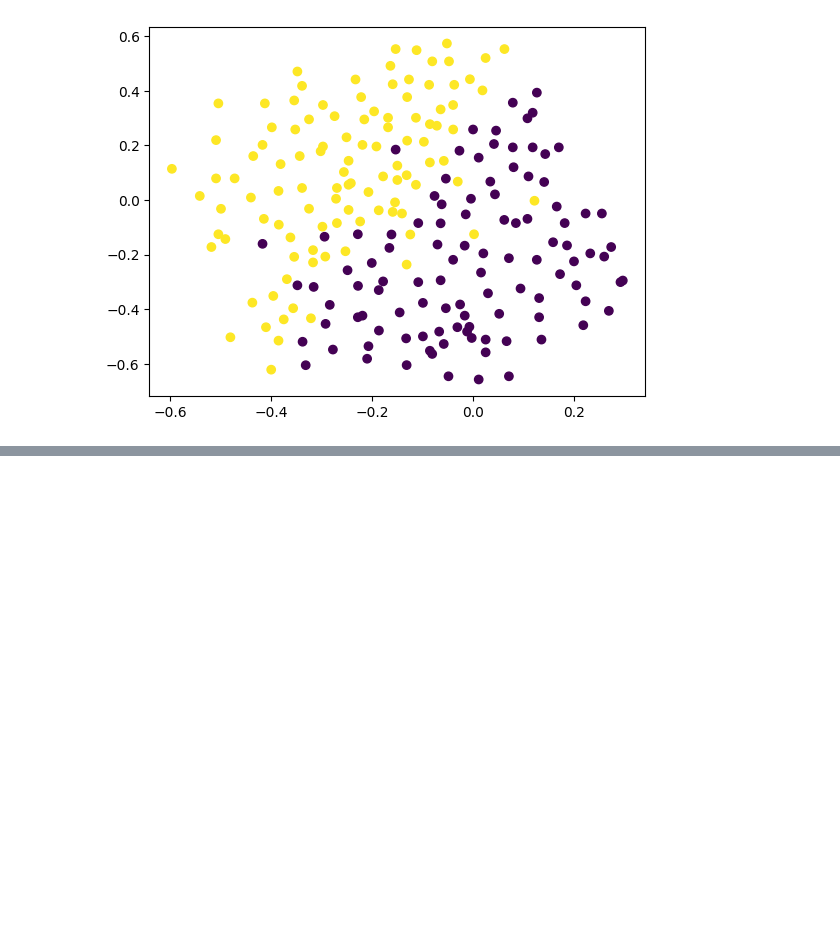
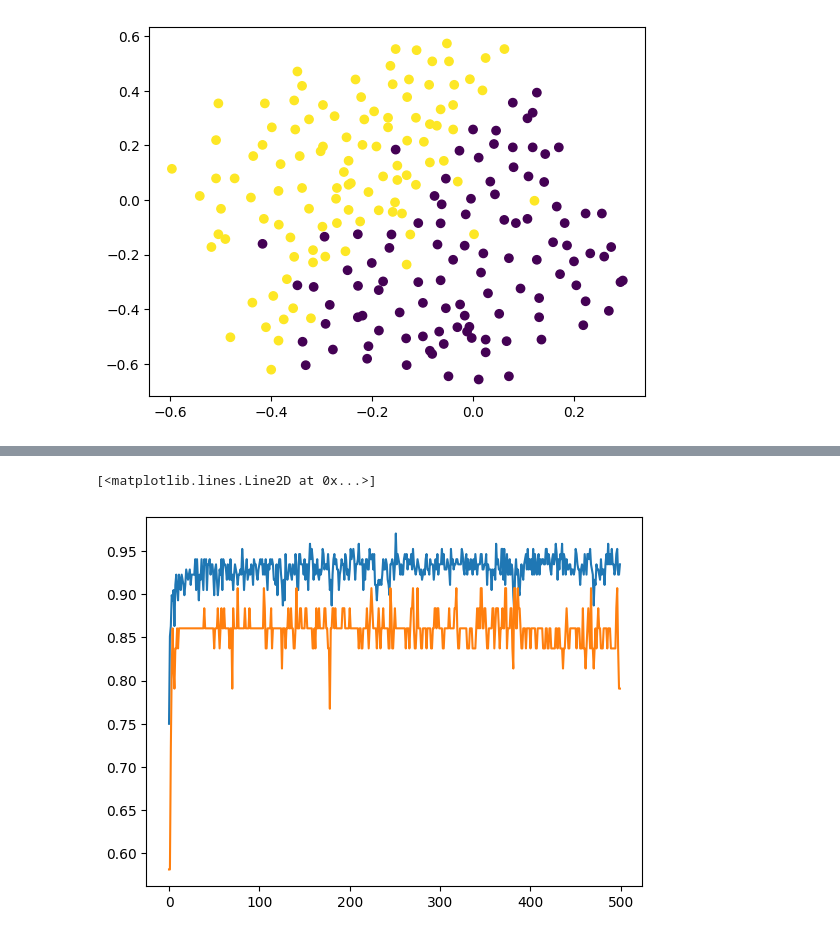
Before and after one commit to SwaroopDangal/DL-learn, a Jupyter notebook: 9.dropout/dropout-class.ipynb, the cells around one changed output, grey strips where cells are left out. Saved outputs shown, nothing was run; the diff lists cells and outputs as text; code cells hidden in the pictures; blank space fills up the shorter version.

```diff
--- a/9.dropout/dropout-class.ipynb
+++ b/9.dropout/dropout-class.ipynb
@@ -322,0 +338,6 @@ Epoch 500/500
+# %%
+plt.plot(history.history['accuracy'])
+plt.plot(history.history['val_accuracy'])
+# %% [output]
+[<matplotlib.lines.Line2D at 0x...>]
+[figure, added]
```
Also changed, not shown: parts of 7 cells of this notebook.
